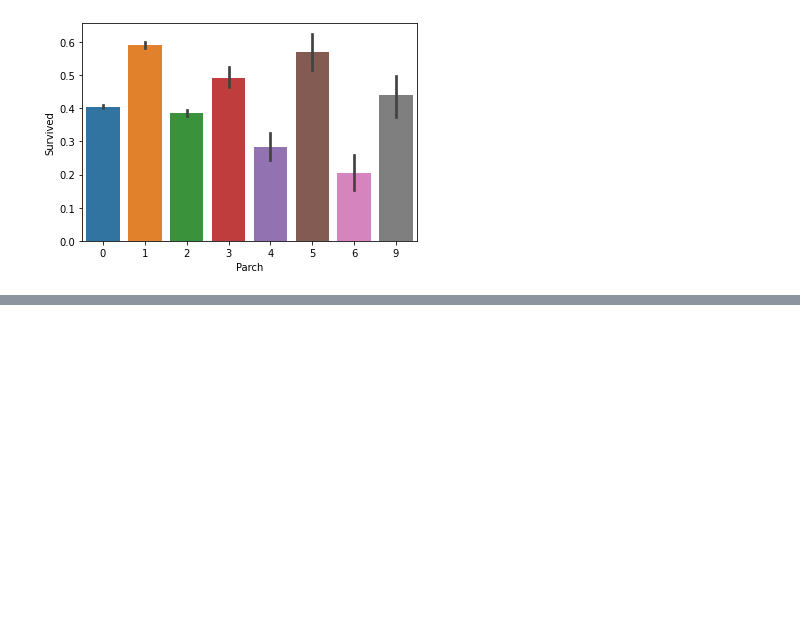
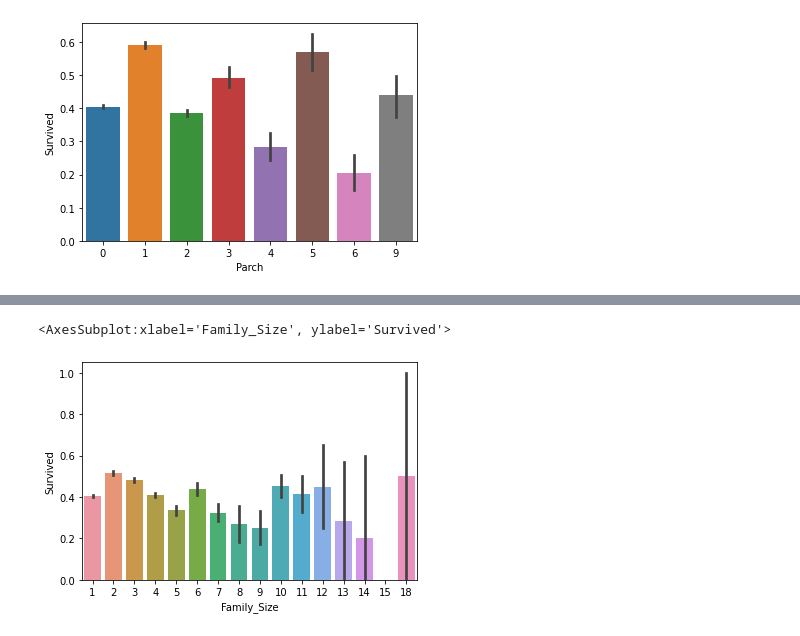
Before and after one commit to gonzou122/Tabular-Playground-Series---April-2021, a Jupyter notebook: code/EDA.ipynb, the cells around one changed output, grey strips where cells are left out. Drawn from its saved outputs; the diff is of its cells as text; code cells hidden in the pictures; blank space fills up the shorter version.

```diff
--- a/code/EDA.ipynb
+++ b/code/EDA.ipynb
@@ -315,0 +322,3 @@ sns.barplot(x='Parch',y='Survived',data=df_train)
+# %%
+# SipSpとParchを足した特徴量ファミリーサイズを作成
+df_train['Family_Size'] = df_train['SibSp']+df_train['Parch']+1
@@ -315,0 +329,6 @@ sns.barplot(x='Parch',y='Survived',data=df_train)
+# %%
+# Family_sizeの生存率を確認
+sns.barplot(x='Family_Size',y='Survived',data=df_train)
+# %% [output]
+<AxesSubplot:xlabel='Family_Size', ylabel='Survived'>
+[figure, added]
```
Also changed, not shown: parts of 18 cells of this notebook.
